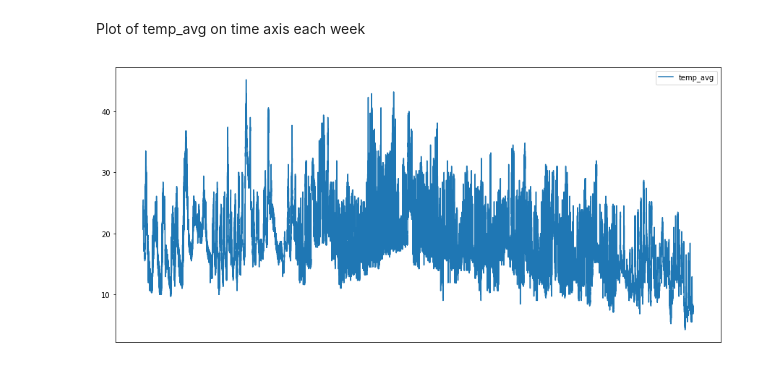
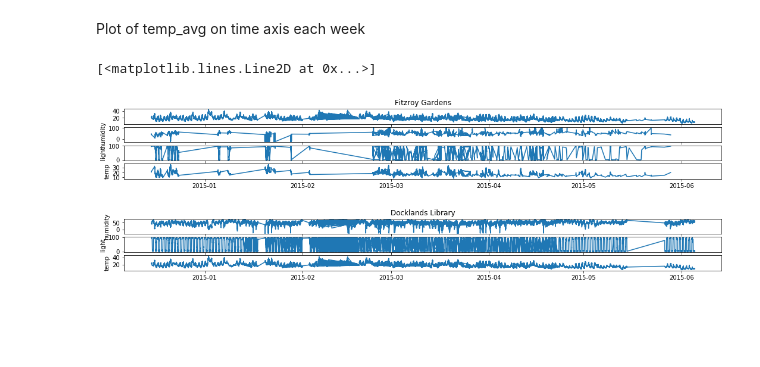
Before and after one commit to parikkap/prediktivAnalytic, a Jupyter notebook: PreskriptivAnalytikUppgift1.ipynb, the cells around one changed output. Drawn from its saved outputs; the diff is of its cells as text; code cells hidden in the pictures; blank space fills up the shorter version.

Commit message:
reworked plot

```diff
--- a/PreskriptivAnalytikUppgift1.ipynb
+++ b/PreskriptivAnalytikUppgift1.ipynb
@@ -137,15 +156,51 @@ sensor_refactored_df
 56570 rows × 12 columns
 # %% [markdown]
 Plot of temp_avg on time axis each week
-# %%
-
-#plot data
-fig, ax = plt.subplots(figsize=(15,7))
-sensor_refactored_df.plot(y='temp_avg',ax=ax)
-
-#set ticks every week
-ax.xaxis.set_major_locator(mdates.WeekdayLocator())
-#set major ticks format
-ax.xaxis.set_major_formatter(mdates.DateFormatter('%b %d'))
-# %% [output]
-[figure, removed]
+# %%
+
+#plot data
+df = sensor_refactored_df.drop(columns=['temp_max', 'temp_min', 'light_max', 'light_min', 'humidity_min', 'humidity_max'])
+
+fig = plt.figure(figsize=(18,5))
+loc_filter_fit = df.location == 'Fitzroy Gardens'
+loc_filter_doc = df.location == 'Docklands Library'
+time_filter = df.dateTime < pd.Timestamp('2015-01-01')
+
+ax1 = plt.subplot2grid((9,1), (0,0), rowspan=1, colspan=1)
+plt.title('Fitzroy Gardens')
+ax2 = plt.subplot2grid((9,1), (1,0), rowspan=1, colspan=2, sharex=ax1)
+
+plt.ylabel('humidity')
+ax3 = plt.subplot2grid((9,1), (2,0), rowspan=1, colspan=2, sharex=ax1)
+plt.ylabel('light')
+ax4 = plt.subplot2grid((9,1), (3,0), rowspan=1, colspan=2, sharex=ax1)
+plt.ylabel('temp')
+
+#set ticks every week
+ax1.xaxis.set_major_locator(mdates.WeekdayLocator())
+#set major ticks format
+ax1.xaxis.set_major_formatter(mdates.DateFormatter('%b %d'))
+#ax1.yaxis.set_major_locator(mticker.MaxNLocator(nbins=4, prune='lower'))
+ax5 = plt.subplot2grid((9,2), (6,0), rowspan=1, colspan=2, sharex=ax1)
+
+plt.title('Docklands Library')
+
+plt.ylabel('humidity')
+ax6 = plt.subplot2grid((9,1), (7,0), rowspan=1, colspan=2, sharex=ax1)
+plt.ylabel('light')
+ax7 = plt.subplot2grid((9,2), (8,0), rowspan=1, colspan=2, sharex=ax1)
+plt.ylabel('temp')
+
+ax1.plot(df.dateTime, df.temp_avg)
+ax2.plot(df[loc_filter_fit].dateTime, df[loc_filter_fit].humidity_avg)
+ax3.plot(df[loc_filter_fit].dateTime, df[loc_filter_fit].light_avg)
+ax4.plot(df[loc_filter_fit].dateTime, df[loc_filter_fit].temp_avg)
+
+
+
+ax5.plot(df[loc_filter_doc].dateTime, df[loc_filter_doc].humidity_avg)
+ax6.plot(df[loc_filter_doc].dateTime, df[loc_filter_doc].light_avg)
+ax7.plot(df[loc_filter_doc].dateTime, df[loc_filter_doc].temp_avg)
+# %% [output]
+[<matplotlib.lines.Line2D at 0x...>]
+[figure, added]
```
Also changed, not shown: parts of 3 cells of this notebook.
